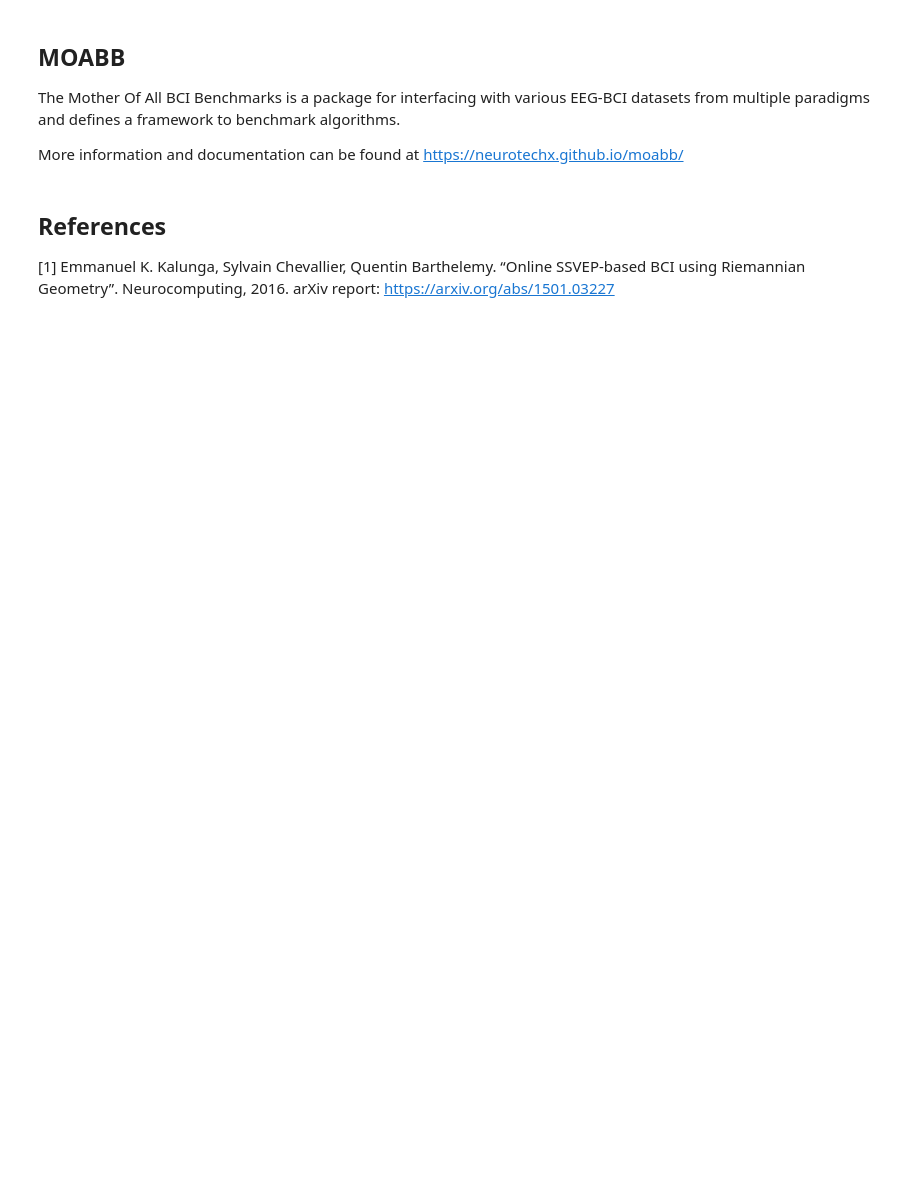
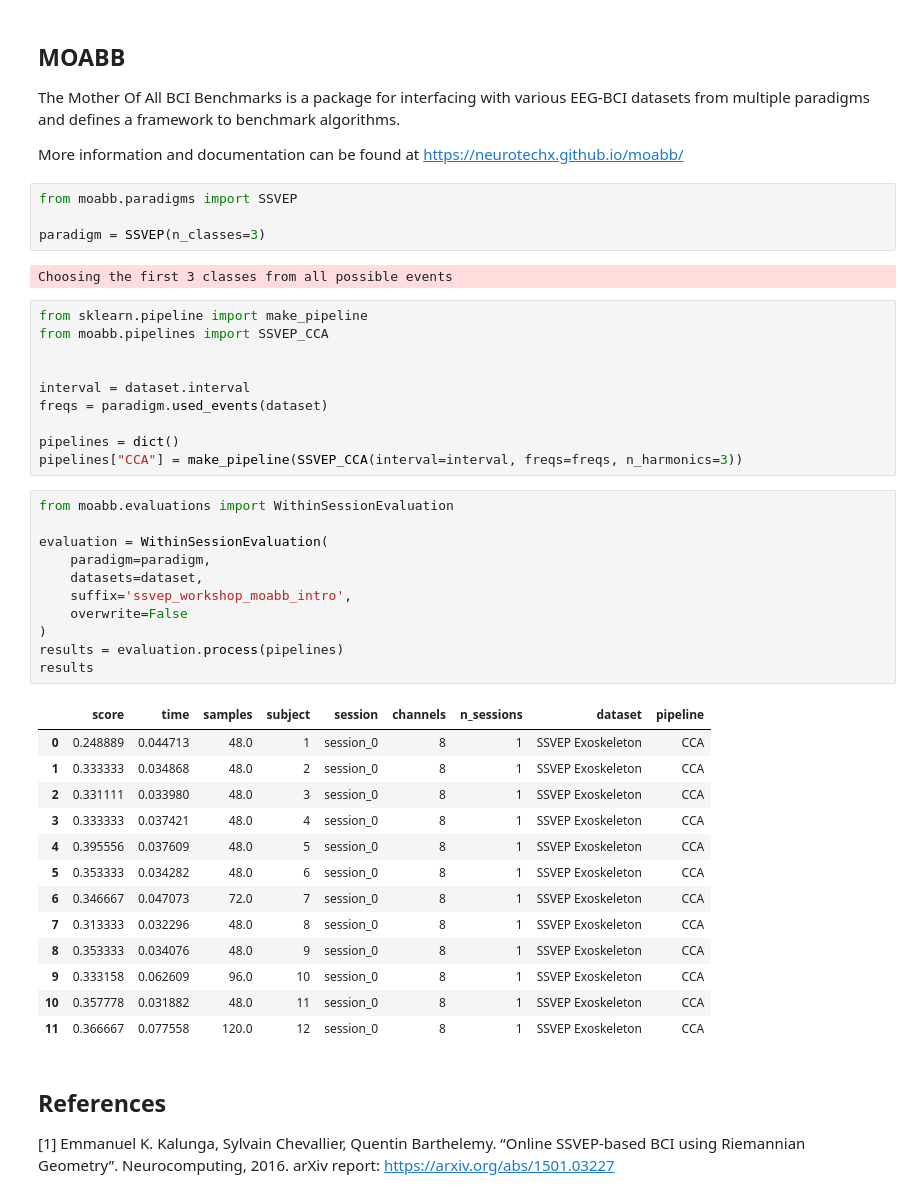
Before and after one commit to NeuroTech-Leuven/ssvep-workshop, a Jupyter notebook: notebooks/1_discovering_mne_and_moabb.ipynb, the cells around one changed output. Saved outputs shown, nothing was run; the diff lists cells and outputs as text; blank space fills up the shorter version.

```diff
--- a/notebooks/1_discovering_mne_and_moabb.ipynb
+++ b/notebooks/1_discovering_mne_and_moabb.ipynb
@@ -92,6 +133,47 @@ Event IDs: [1 2 3 4]
 The Mother Of All BCI Benchmarks is a package for interfacing with various EEG-BCI datasets from multiple paradigms and defines a framework to benchmark algorithms.
 
 More information and documentation can be found at https://neurotechx.github.io/moabb/
+# %%
+from moabb.paradigms import SSVEP
+
+paradigm = SSVEP(n_classes=3)
+# %% [output]
+Choosing the first 3 classes from all possible events
+# %%
+from sklearn.pipeline import make_pipeline
+from moabb.pipelines import SSVEP_CCA
+
+
+interval = dataset.interval
+freqs = paradigm.used_events(dataset)
+
+pipelines = dict()
+pipelines["CCA"] = make_pipeline(SSVEP_CCA(interval=interval, freqs=freqs, n_harmonics=3))
+# %%
+from moabb.evaluations import WithinSessionEvaluation
+
+evaluation = WithinSessionEvaluation(
+    paradigm=paradigm,
+    datasets=dataset,
+    suffix='ssvep_workshop_moabb_intro',
+    overwrite=False
+)
+results = evaluation.process(pipelines)
+results
+# %% [output]
+|  | score | time | samples | subject | session | channels | n_sessions | dataset | pipeline |
+| 0 | 0.248889 | 0.044713 | 48.0 | 1 | session_0 | 8 | 1 | SSVEP Exoskeleton | CCA |
+| 1 | 0.333333 | 0.034868 | 48.0 | 2 | session_0 | 8 | 1 | SSVEP Exoskeleton | CCA |
+| 2 | 0.331111 | 0.033980 | 48.0 | 3 | session_0 | 8 | 1 | SSVEP Exoskeleton | CCA |
+| 3 | 0.333333 | 0.037421 | 48.0 | 4 | session_0 | 8 | 1 | SSVEP Exoskeleton | CCA |
+| 4 | 0.395556 | 0.037609 | 48.0 | 5 | session_0 | 8 | 1 | SSVEP Exoskeleton | CCA |
+| 5 | 0.353333 | 0.034282 | 48.0 | 6 | session_0 | 8 | 1 | SSVEP Exoskeleton | CCA |
+| 6 | 0.346667 | 0.047073 | 72.0 | 7 | session_0 | 8 | 1 | SSVEP Exoskeleton | CCA |
+| 7 | 0.313333 | 0.032296 | 48.0 | 8 | session_0 | 8 | 1 | SSVEP Exoskeleton | CCA |
+| 8 | 0.353333 | 0.034076 | 48.0 | 9 | session_0 | 8 | 1 | SSVEP Exoskeleton | CCA |
+| 9 | 0.333158 | 0.062609 | 96.0 | 10 | session_0 | 8 | 1 | SSVEP Exoskeleton | CCA |
+| 10 | 0.357778 | 0.031882 | 48.0 | 11 | session_0 | 8 | 1 | SSVEP Exoskeleton | CCA |
+| 11 | 0.366667 | 0.077558 | 120.0 | 12 | session_0 | 8 | 1 | SSVEP Exoskeleton | CCA |
 # %% [markdown]
 ## References
 
```
Also changed, not shown: parts of 5 cells of this notebook, 2 other files.
